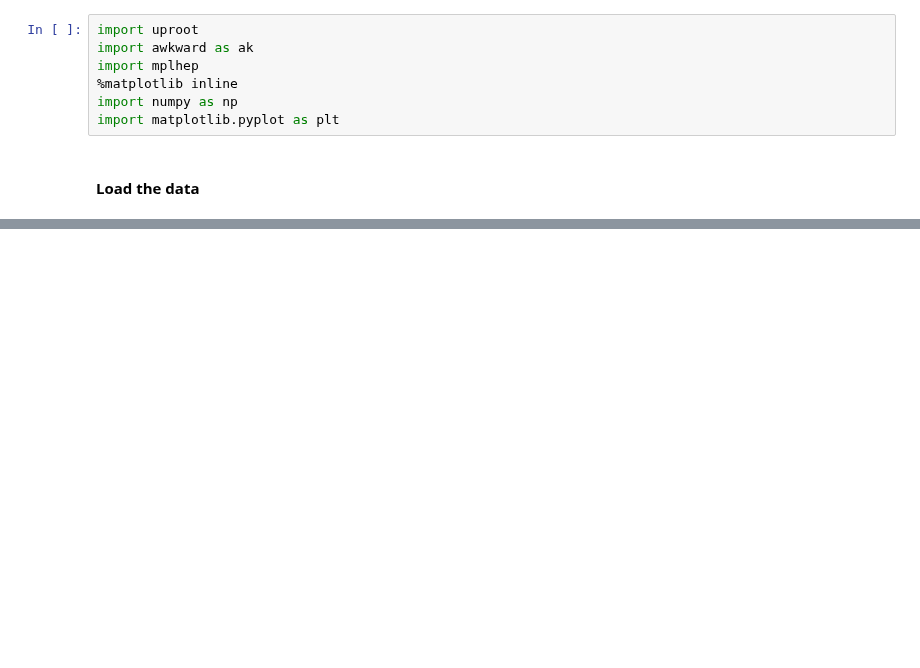
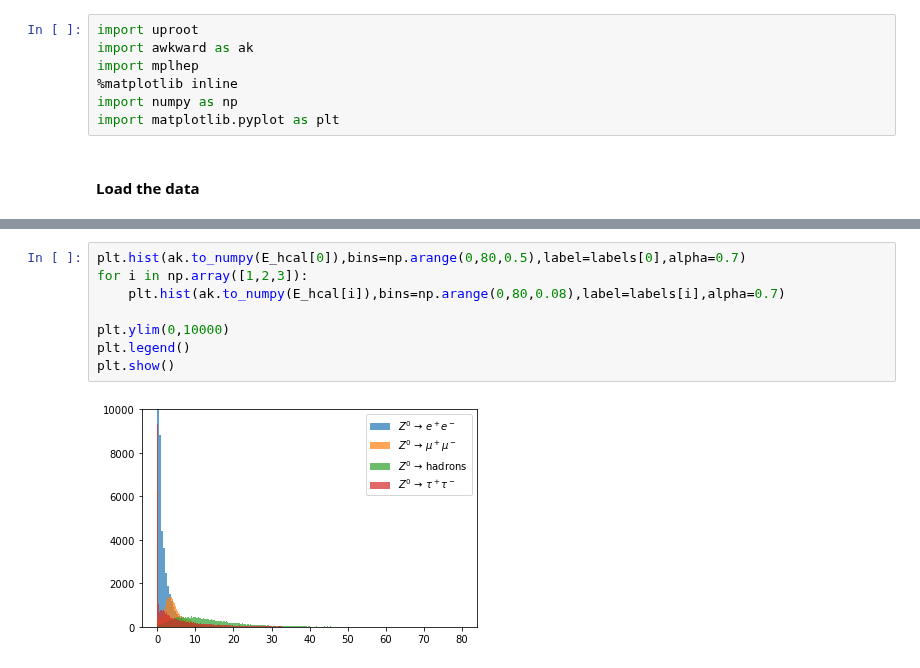
Before and after one commit to josepretel/z0-precisionmeasurement, a Jupyter notebook: Exercise1.ipynb, the cells around one changed output, grey strips where cells are left out. Drawn from its saved outputs; the diff is of its cells as text; blank space fills up the shorter version.

```diff
--- a/Exercise1.ipynb
+++ b/Exercise1.ipynb
@@ -98,0 +90,10 @@ print(c[0])
+# %%
+plt.hist(ak.to_numpy(E_hcal[0]),bins=np.arange(0,80,0.5),label=labels[0],alpha=0.7)
+for i in np.array([1,2,3]):
+    plt.hist(ak.to_numpy(E_hcal[i]),bins=np.arange(0,80,0.08),label=labels[i],alpha=0.7)
+
+plt.ylim(0,10000)
+plt.legend()
+plt.show()
+# %% [output]
+[figure, added]
```
Also changed, not shown: parts of 8 cells of this notebook.
